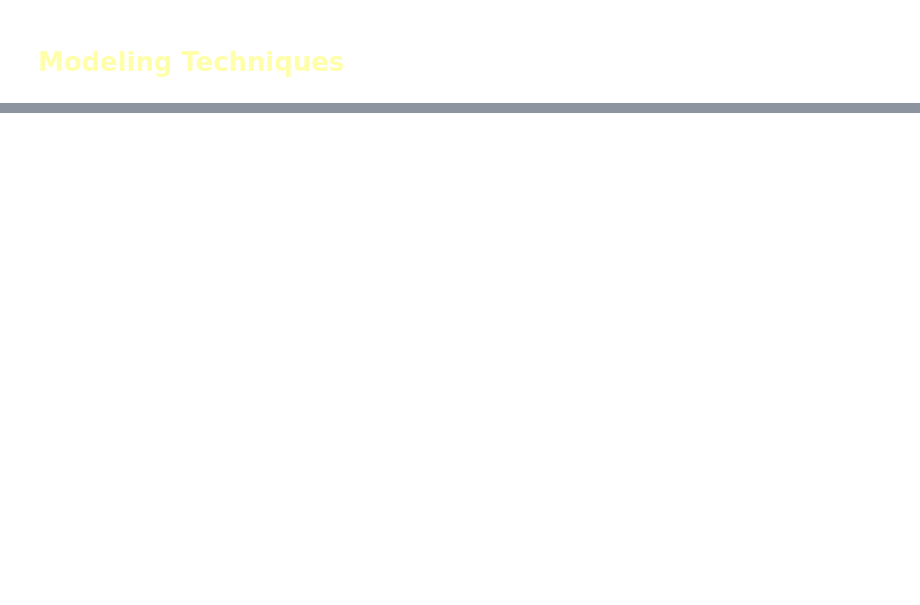
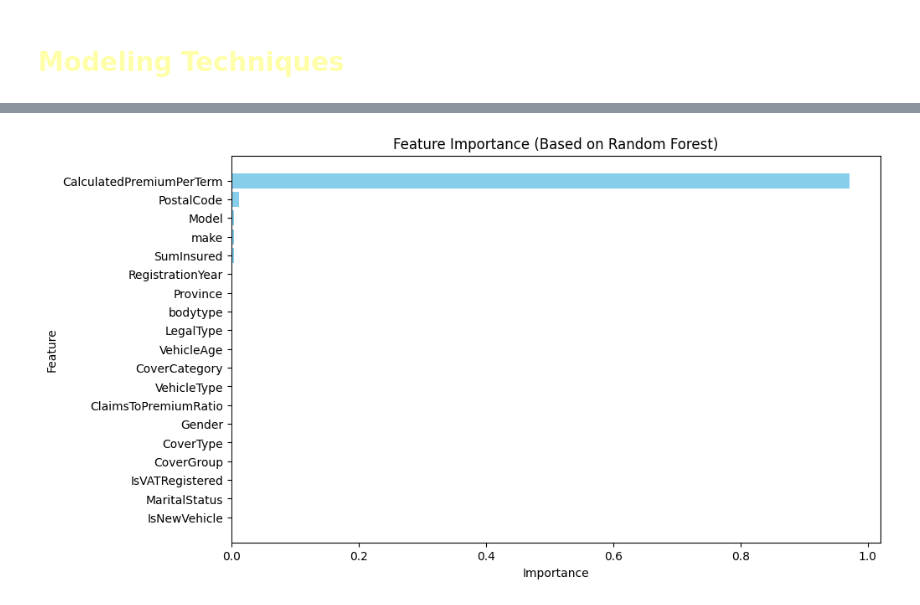
Before and after one commit to Elelanfik/INSURANCE_ANALYSIS_, a Jupyter notebook: Notebooks/Statistical_Modeling.ipynb, the cells around one changed output, grey strips where cells are left out. Saved outputs shown, nothing was run; the diff lists cells and outputs as text; code cells hidden in the pictures; blank space fills up the shorter version.

```diff
--- a/Notebooks/Statistical_Modeling.ipynb
+++ b/Notebooks/Statistical_Modeling.ipynb
@@ -275,14 +306,30 @@ Before Scaling:
 X=scaled_data_standard.drop(['TotalPremium','TotalClaims'],axis=1)
 y=scaled_data_standard['TotalPremium']
 # %%
+import pandas as pd
 from sklearn.model_selection import train_test_split
 
-# Split the data into training and testing sets
-X_train, X_test, y_train, y_test = train_test_split(X, y, test_size=0.3, random_state=42)
+# Assuming X and y are pandas DataFrames or numpy arrays
+sample_size = 100000  # Desired sample size
+
+# Step 1: Sample 100,000 rows from the data
+if len(X) >= sample_size:
+    X_sample = X[:sample_size]
+    y_sample = y[:sample_size]
+else:
+    raise ValueError("Data has fewer rows than the requested sample size.")
+
+# Step 2: Split the sampled data into training and testing sets
+X_train, X_test, y_train, y_test = train_test_split(X_sample, y_sample, test_size=0.3, random_state=42)
 
 # Display the shapes of the resulting sets
 print("X_train shape:", X_train.shape)
 print("X_test shape:", X_test.shape)
 print("y_train shape:", y_train.shape)
 print("y_test shape:", y_test.shape)
+
+# Use the rest of the data if needed
+X_rest = X[sample_size:]
+y_rest = y[sample_size:]
+print("Remaining data shape:", X_rest.shape, y_rest.shape)
 # %% [output]
@@ -352,0 +433,64 @@ Model Coefficients (Feature Importance):
+# %%
+# Import necessary libraries
+import shap
+import matplotlib.pyplot as plt
+from sklearn.ensemble import RandomForestRegressor
+from sklearn.metrics import mean_absolute_error, mean_squared_error, r2_score
+import pandas as pd
+import numpy as np
+
+# Step 1: Train the Random Forest model
+model = RandomForestRegressor(n_estimators=100, random_state=42, max_depth=5)  # Adjust hyperparameters as needed
+model.fit(X_train, y_train)
+
+# Step 2: Make predictions on the test set
+y_pred = model.predict(X_test)
+
+# Step 3: Evaluate the model with metrics
+mse = mean_squared_error(y_test, y_pred)
+mae = mean_absolute_error(y_test, y_pred)
+r2 = r2_score(y_test, y_pred)
+
+# Print evaluation results
+print("Random Forest Performance:")
+print("Mean Squared Error (MSE):", mse)
+print("Mean Absolute Error (MAE):", mae)
+print("R-squared (R2):", r2)
+
+# Step 4: Feature Importance Analysis (Random Forest Feature Importances)
+print("\nFeature Importance (Random Forest):")
+coefficients = pd.DataFrame({'Feature': X_train.columns, 'Importance': model.feature_importances_})
+coefficients = coefficients.sort_values(by='Importance', ascending=False)
+print(coefficients)
+
+# Plot feature importance as a bar plot
+plt.figure(figsize=(10, 6))
+plt.barh(coefficients['Feature'], coefficients['Importance'], color='skyblue')
+plt.gca().invert_yaxis()
+plt.title('Feature Importance (Based on Random Forest)')
+plt.xlabel('Importance')
+plt.ylabel('Feature')
+plt.show()
+
+# Step 5: SHAP (SHapley Additive exPlanations) for feature importance analysis
+explainer = shap.Explainer(model, X_train)
+shap_values = explainer(X_test)
+
+# Plot SHAP summary plot
+shap.summary_plot(shap_values, X_test)
+
+# Additional: Plot SHAP feature importance (mean absolute SHAP values)
+shap_importance = pd.DataFrame({
+    'Feature': X_train.columns,
+    'SHAP Importance': np.abs(shap_values.values).mean(axis=0)
+}).sort_values(by='SHAP Importance', ascending=False)
+
+# Plot mean absolute SHAP values as a bar plot
+plt.figure(figsize=(10, 6))
+plt.barh(shap_importance['Feature'], shap_importance['SHAP Importance'], color='lightcoral')
+plt.gca().invert_yaxis()
+plt.title('SHAP Feature Importance (Mean Absolute Values)')
+plt.xlabel('Mean SHAP Importance')
+plt.ylabel('Feature')
+plt.show()
+# %% [output]
@@ -352,0 +514 @@ Model Coefficients (Feature Importance):
+[figure, added]
```
Also changed, not shown: parts of 16 cells of this notebook.
